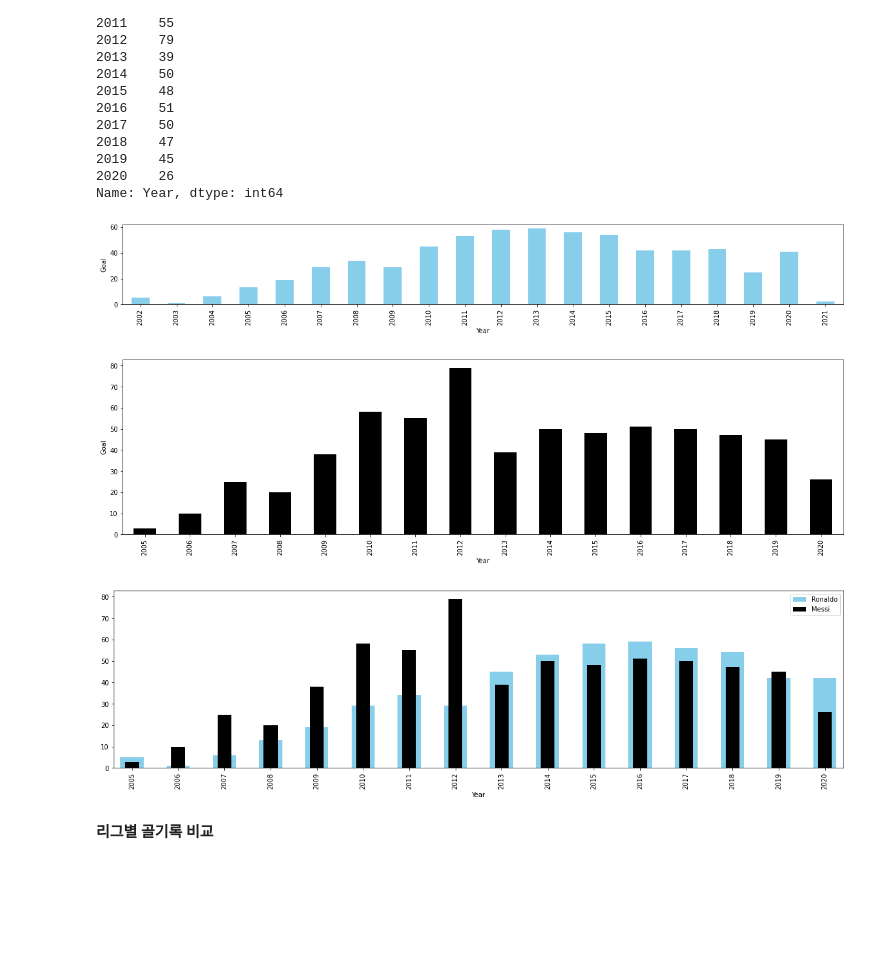
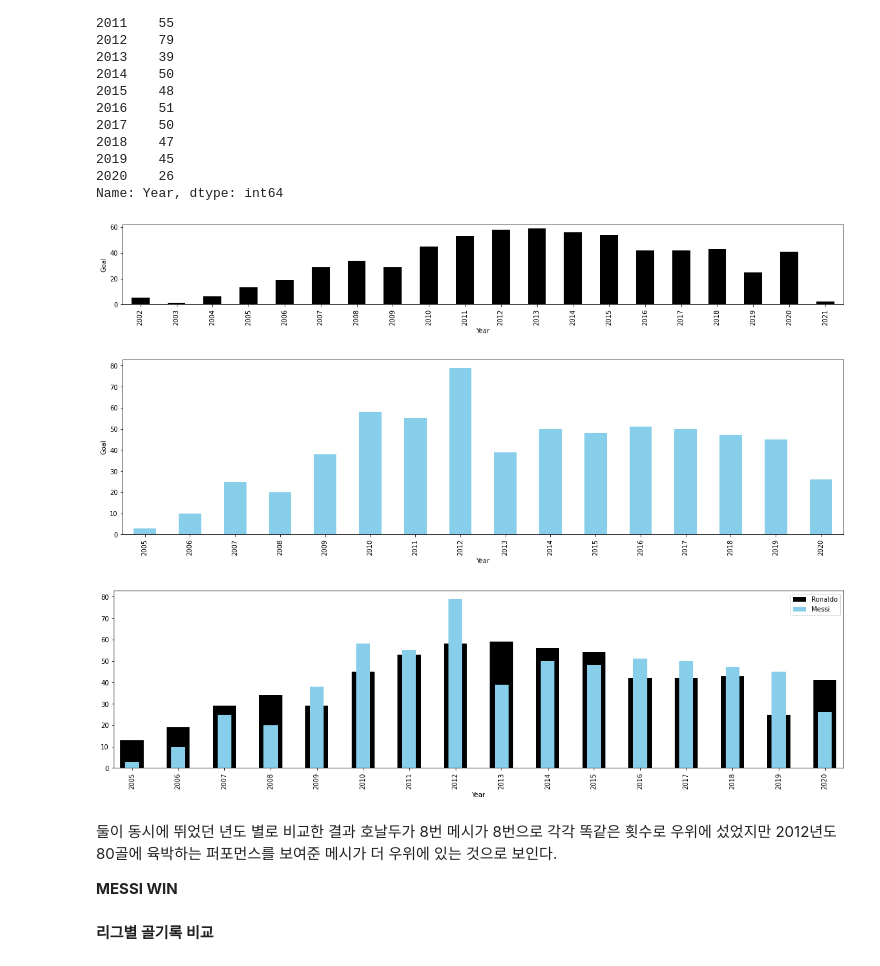
Before and after one commit to dltmdals874/d, a Jupyter notebook: project.ipynb, the cells around one changed output. Saved outputs shown, nothing was run; the diff lists cells and outputs as text; code cells hidden in the pictures; blank space fills up the shorter version.

```diff
--- a/project.ipynb
+++ b/project.ipynb
@@ -280,22 +283,28 @@ Year
 Name: Year, dtype: int64
 # %%
 plt.subplot(211)
-df_clean.loc[df_clean.player == 'Ronaldo'].groupby(['Year'])['Year'].count().plot(kind='bar',color='skyblue',figsize=(20,5))
+df_clean.loc[df_clean.player == 'Ronaldo'].groupby(['Year'])['Year'].count().plot(kind='bar',color='black',figsize=(20,5))
 plt.ylabel('Goal')
 plt.show()
-df_clean.loc[df_clean.player == 'Messi'].groupby(['Year'])['Year'].count().plot(kind='bar',color='black',figsize=(20,5))
+df_clean.loc[df_clean.player == 'Messi'].groupby(['Year'])['Year'].count().plot(kind='bar',color='skyblue',figsize=(20,5))
 plt.ylabel('Goal')
 plt.show()
 # %% [output]
-[figure, old version]
+[figure, new version]
-[figure, old version]
+[figure, new version]
 # %%
-df_clean.loc[df_clean.player == 'Ronaldo'].groupby(['Year'])['Year'].count().plot(kind='bar',label='Ronaldo',color='skyblue',figsize=(20,5),width=0.5)
-df_clean.loc[df_clean.player == 'Messi'].groupby(['Year'])['Year'].count().plot(kind='bar',label='Messi',color='black',figsize=(20,5),width=0.3)
+df_ronaldo = df_clean.loc[df_clean.player == 'Ronaldo']
+df_ronaldo = df_ronaldo.loc[df_ronaldo.Year > 2004]
+df_ronaldo.loc[df_clean.player == 'Ronaldo'].groupby(['Year'])['Year'].count().plot(kind='bar',label='Ronaldo',color='black',figsize=(20,5),width=0.5)
+df_clean.loc[df_clean.player == 'Messi'].groupby(['Year'])['Year'].count().plot(kind='bar',label='Messi',color='skyblue',figsize=(20,5),width=0.3)
 plt.legend()
 plt.show()
 # %% [output]
-[figure, old version]
+[figure, new version]
+# %% [markdown]
+둘이 동시에 뛰었던 년도 별로 비교한 결과 호날두가 8번 메시가 8번으로 각각 똑같은 횟수로 우위에 섰었지만 2012년도 80골에 육박하는 퍼포먼스를 보여준 메시가 더 우위에 있는 것으로 보인다.
+
+**MESSI WIN**
 # %% [markdown]
 **리그별 골기록 비교**
 # %%
```
Also changed, not shown: parts of 61 cells of this notebook.
